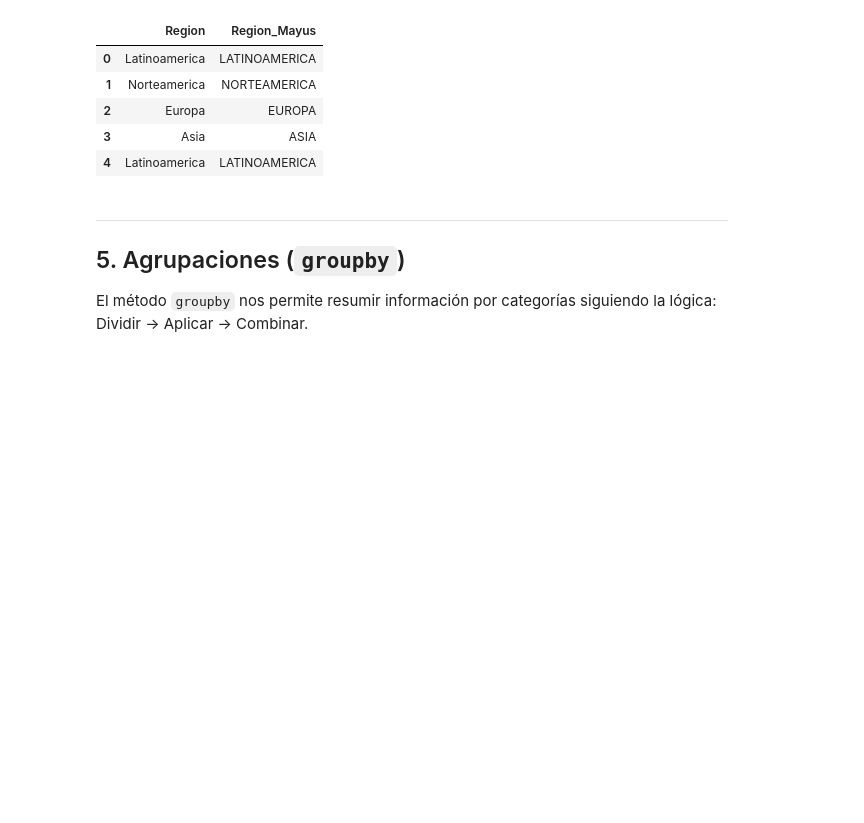
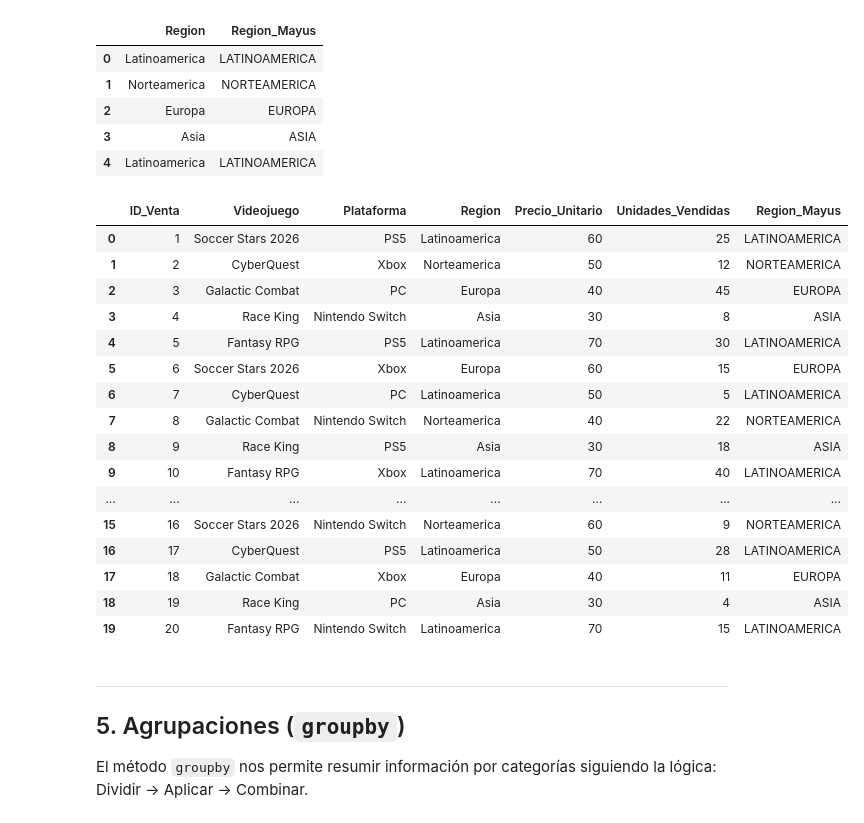
Before and after one commit to cdsaineac/Bootcamp-DS-202605, a Jupyter notebook: Clase 06 - Intro Pandas/Clase 06 - Intro_Pandas.ipynb, the cells around one changed output. Cells and saved outputs as stored; diff of their text form; code cells hidden in the pictures; blank space fills up the shorter version.

```diff
--- a/Clase 06 - Intro Pandas/Clase 06 - Intro_Pandas.ipynb
+++ b/Clase 06 - Intro Pandas/Clase 06 - Intro_Pandas.ipynb
@@ -183,6 +263,26 @@ df_ventas[['Region', 'Region_Mayus']].head()
 | 2 | Europa | EUROPA |
 | 3 | Asia | ASIA |
 | 4 | Latinoamerica | LATINOAMERICA |
+# %%
+df_ventas
+# %% [output]
+|  | ID_Venta | Videojuego | Plataforma | Region | Precio_Unitario | Unidades_Vendidas | Region_Mayus |
+| 0 | 1 | Soccer Stars 2026 | PS5 | Latinoamerica | 60 | 25 | LATINOAMERICA |
+| 1 | 2 | CyberQuest | Xbox | Norteamerica | 50 | 12 | NORTEAMERICA |
+| 2 | 3 | Galactic Combat | PC | Europa | 40 | 45 | EUROPA |
+| 3 | 4 | Race King | Nintendo Switch | Asia | 30 | 8 | ASIA |
+| 4 | 5 | Fantasy RPG | PS5 | Latinoamerica | 70 | 30 | LATINOAMERICA |
+| 5 | 6 | Soccer Stars 2026 | Xbox | Europa | 60 | 15 | EUROPA |
+| 6 | 7 | CyberQuest | PC | Latinoamerica | 50 | 5 | LATINOAMERICA |
+| 7 | 8 | Galactic Combat | Nintendo Switch | Norteamerica | 40 | 22 | NORTEAMERICA |
+| 8 | 9 | Race King | PS5 | Asia | 30 | 18 | ASIA |
+| 9 | 10 | Fantasy RPG | Xbox | Latinoamerica | 70 | 40 | LATINOAMERICA |
+| ... | ... | ... | ... | ... | ... | ... | ... |
+| 15 | 16 | Soccer Stars 2026 | Nintendo Switch | Norteamerica | 60 | 9 | NORTEAMERICA |
+| 16 | 17 | CyberQuest | PS5 | Latinoamerica | 50 | 28 | LATINOAMERICA |
+| 17 | 18 | Galactic Combat | Xbox | Europa | 40 | 11 | EUROPA |
+| 18 | 19 | Race King | PC | Asia | 30 | 4 | ASIA |
+| 19 | 20 | Fantasy RPG | Nintendo Switch | Latinoamerica | 70 | 15 | LATINOAMERICA |
 # %% [markdown]
 ---
 ## 5. Agrupaciones (`groupby`)
```
Also changed, not shown: parts of 12 cells of this notebook.
